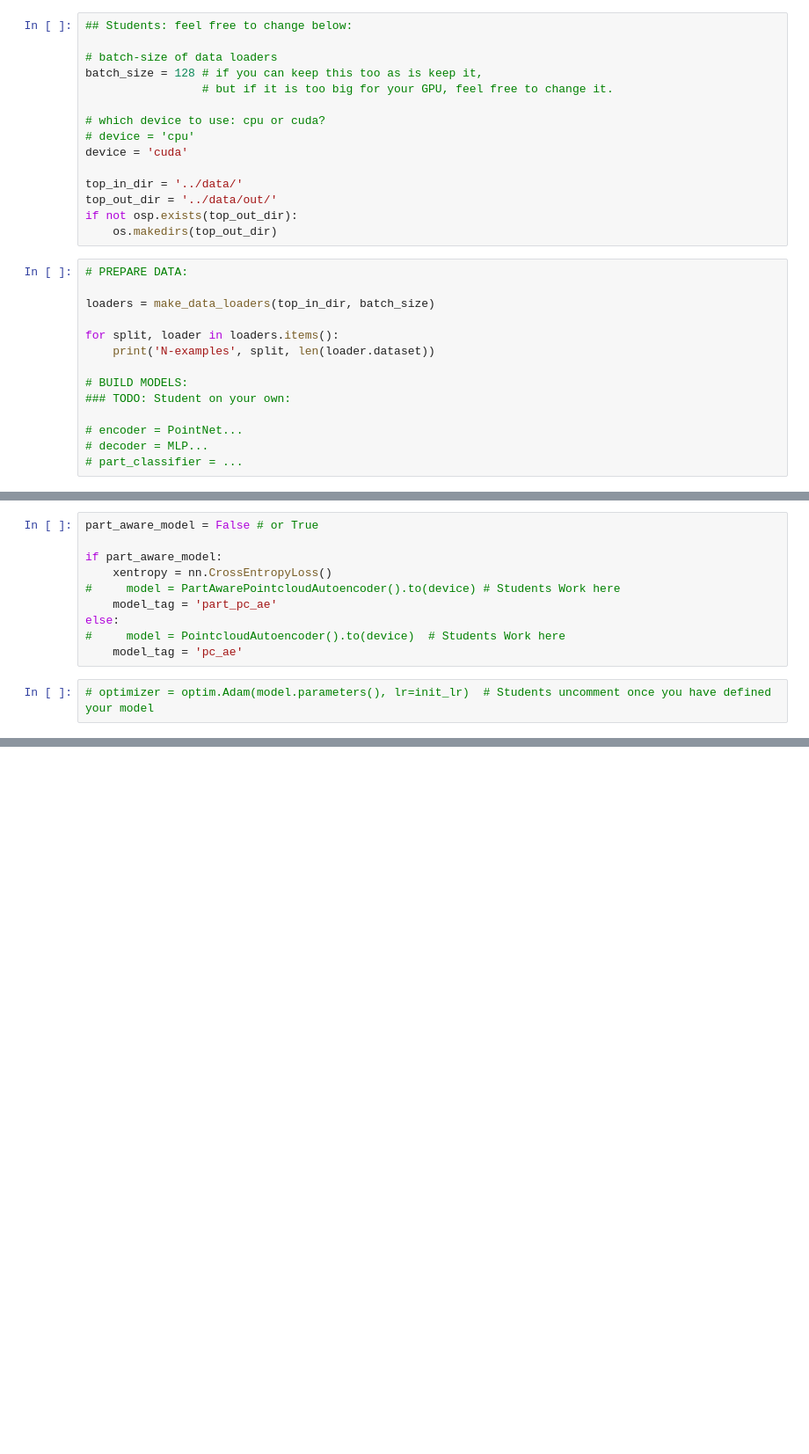
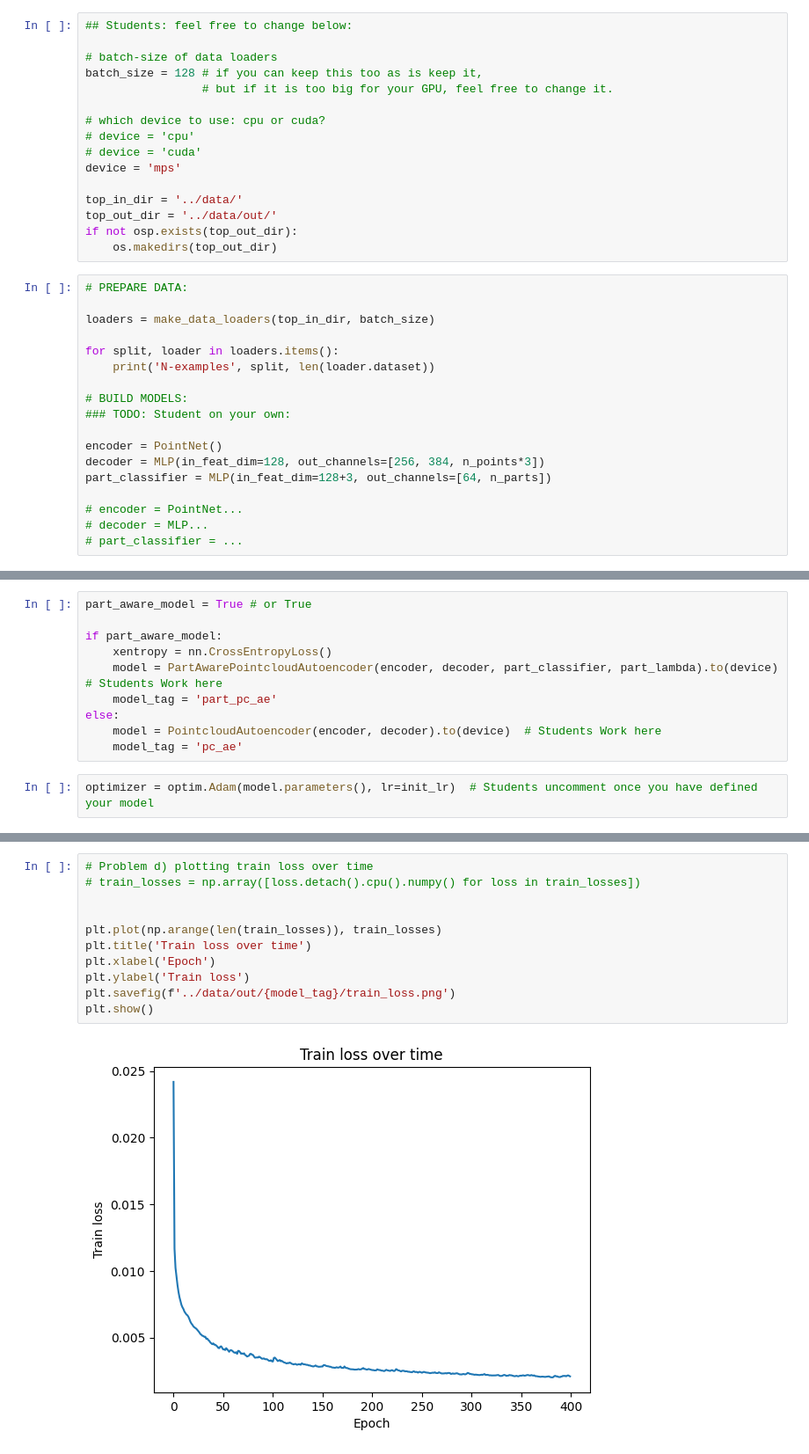
Before and after one commit to Sondringsen/cs233-hw, a Jupyter notebook: hmwk04_code_data/cs233_gtda_hw4/notebooks/main.ipynb, the cells around one changed output, grey strips where cells are left out. Shown at 88% size. Drawn from its saved outputs; the diff is of its cells as text; blank space fills up the shorter version.

Commit message:
hw4 problem 1a through f

```diff
--- a/hmwk04_code_data/cs233_gtda_hw4/notebooks/main.ipynb
+++ b/hmwk04_code_data/cs233_gtda_hw4/notebooks/main.ipynb
@@ -53,7 +55,8 @@ batch_size = 128 # if you can keep this too as is keep it,
 
 # which device to use: cpu or cuda?
 # device = 'cpu'
-device = 'cuda'
+# device = 'cuda'
+device = 'mps'
 
 top_in_dir = '../data/'
 top_out_dir = '../data/out/'
@@ -70,6 +73,10 @@ for split, loader in loaders.items():
 # BUILD MODELS:
 ### TODO: Student on your own:
 
+encoder = PointNet()
+decoder = MLP(in_feat_dim=128, out_channels=[256, 384, n_points*3])
+part_classifier = MLP(in_feat_dim=128+3, out_channels=[64, n_parts])
+
 # encoder = PointNet...
 # decoder = MLP...
 # part_classifier = ...
@@ -76,15 +87,15 @@ for split, loader in loaders.items():
 # %%
-part_aware_model = False # or True
+part_aware_model = True # or True
 
 if part_aware_model:
     xentropy = nn.CrossEntropyLoss()
-#     model = PartAwarePointcloudAutoencoder().to(device) # Students Work here
+    model = PartAwarePointcloudAutoencoder(encoder, decoder, part_classifier, part_lambda).to(device) # Students Work here
     model_tag = 'part_pc_ae'
 else:
-#     model = PointcloudAutoencoder().to(device)  # Students Work here
+    model = PointcloudAutoencoder(encoder, decoder).to(device)  # Students Work here
     model_tag = 'pc_ae'
 # %%
-# optimizer = optim.Adam(model.parameters(), lr=init_lr)  # Students uncomment once you have defined your model
+optimizer = optim.Adam(model.parameters(), lr=init_lr)  # Students uncomment once you have defined your model
 # %%
 ## Train for multiple epochs your model.
 # Students: the below for-loops are optional, feel free to structure your training
@@ -109,0 +142,13 @@ for epoch in tqdm(range(start_epoch, start_epoch + n_train_epochs)):
+# %%
+# Problem d) plotting train loss over time
+# train_losses = np.array([loss.detach().cpu().numpy() for loss in train_losses])
+
+
+plt.plot(np.arange(len(train_losses)), train_losses)
+plt.title('Train loss over time')
+plt.xlabel('Epoch')
+plt.ylabel('Train loss')
+plt.savefig(f'../data/out/{model_tag}/train_loss.png')
+plt.show()
+# %% [output]
+[figure, added]
```
Also changed, not shown: parts of 10 cells of this notebook, 6 other files.
